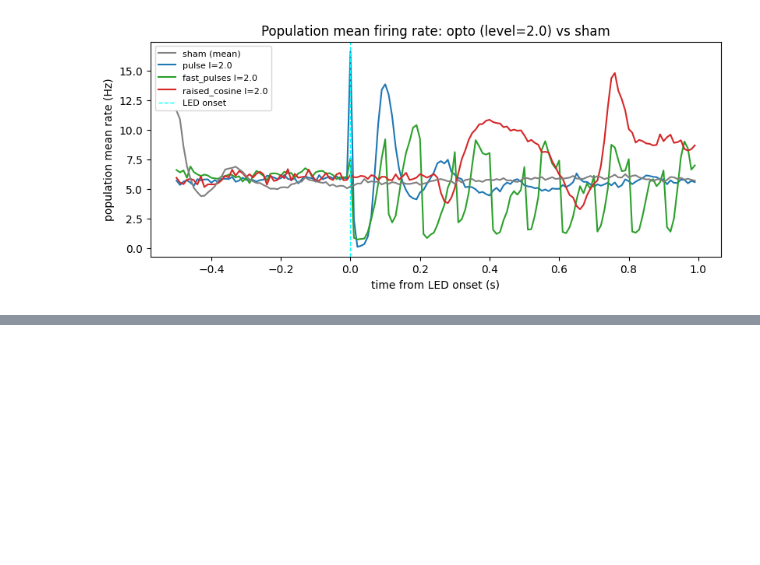
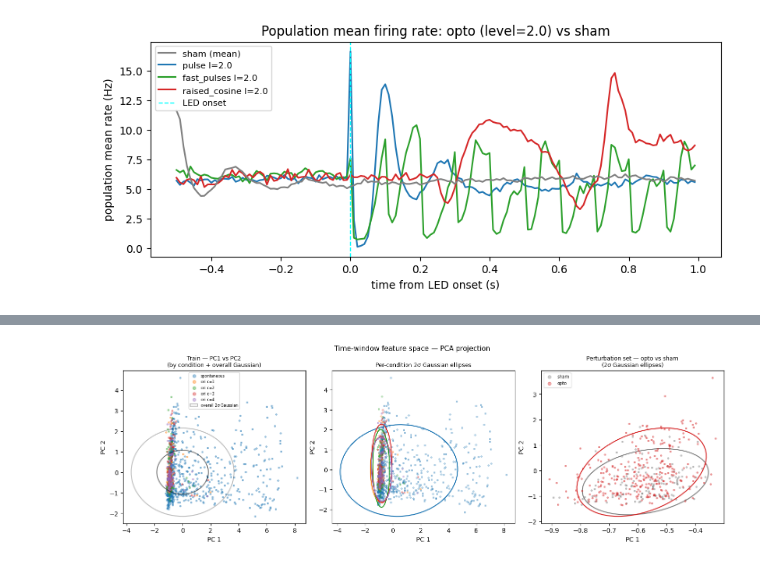
Before and after one commit to DuncDennis/perturbation_testing_tutorial, a Jupyter notebook: notebooks/data_explorations.ipynb, the cells around one changed output, grey strips where cells are left out. Cells and saved outputs as stored; diff of their text form; code cells hidden in the pictures; blank space fills up the shorter version.

```diff
--- a/notebooks/data_explorations.ipynb
+++ b/notebooks/data_explorations.ipynb
@@ -414,0 +526,59 @@ plt.show()
+# %%
+def cov_ellipse(ax, mu, cov, n_std=2, **kw):
+    """Draw a covariance ellipse at n_std standard deviations."""
+    vals, vecs = np.linalg.eigh(cov)
+    order = vals.argsort()[::-1]
+    vals, vecs = vals[order], vecs[:, order]
+    angle = np.degrees(np.arctan2(*vecs[:, 0][::-1]))
+    w, h = 2 * n_std * np.sqrt(vals)
+    ax.add_patch(Ellipse(mu, w, h, angle=angle, **kw))
+
+fig, axes = plt.subplots(1, 3, figsize=(14, 4.5), constrained_layout=True)
+
+# ── left: all train trials in PC1-PC2, coloured by condition ─────────────
+ax = axes[0]
+for cid in sorted(np.unique(c_train)):
+    m = c_train == cid
+    ax.scatter(F_train[m, 0], F_train[m, 1], s=6, alpha=0.4,
+               color=cond_colors[cid], label=cond_labels[cid])
+# overall Gaussian 1σ/2σ ellipse
+mu_all  = F_train[:, :2].mean(axis=0)
+cov_all = np.cov(F_train[:, :2].T)
+for n_std, alpha in [(1, 0.5), (2, 0.25)]:
+    cov_ellipse(ax, mu_all, cov_all, n_std=n_std,
+                edgecolor='k', facecolor='none', lw=1.5, alpha=alpha,
+                label=f'overall {n_std}σ Gaussian' if n_std == 2 else None)
+ax.set_xlabel('PC 1'); ax.set_ylabel('PC 2')
+ax.set_title('Train — PC1 vs PC2\n(by condition + overall Gaussian)', fontsize=9)
+ax.legend(fontsize=6, markerscale=2)
+
+# ── middle: per-condition 2σ Gaussian ellipses ───────────────────────────
+ax = axes[1]
+for cid in sorted(np.unique(c_train)):
+    m = c_train == cid
+    pts = F_train[m, :2]
+    ax.scatter(pts[:, 0], pts[:, 1], s=6, alpha=0.3, color=cond_colors[cid])
+    if pts.shape[0] > 3:
+        cov_ellipse(ax, pts.mean(0), np.cov(pts.T), n_std=2,
+                    edgecolor=cond_colors[cid], facecolor='none', lw=1.5)
+ax.set_xlabel('PC 1'); ax.set_ylabel('PC 2')
+ax.set_title('Per-condition 2σ Gaussian ellipses', fontsize=9)
+
+# ── right: perturbation set in same PC space, opto vs sham ───────────────
+ax = axes[2]
+for kind, color, zord in [('sham', 'gray', 1), ('opto', 'C3', 2)]:
+    m = meta['kind'] == kind
+    pts = F_perturb[m, :2]
+    ax.scatter(pts[:, 0], pts[:, 1], s=6, alpha=0.4, color=color,
+               label=kind, zorder=zord)
+    if pts.shape[0] > 3:
+        cov_ellipse(ax, pts.mean(0), np.cov(pts.T), n_std=2,
+                    edgecolor=color, facecolor='none', lw=1.5)
+ax.set_xlabel('PC 1'); ax.set_ylabel('PC 2')
+ax.set_title('Perturbation set — opto vs sham\n(2σ Gaussian ellipses)', fontsize=9)
+ax.legend(fontsize=7, markerscale=2)
+
+fig.suptitle('Time-window feature space — PCA projection', fontsize=11)
+plt.show()
+# %% [output]
+[figure, added]
```
Also changed, not shown: parts of 8 cells of this notebook, 2 other files.
